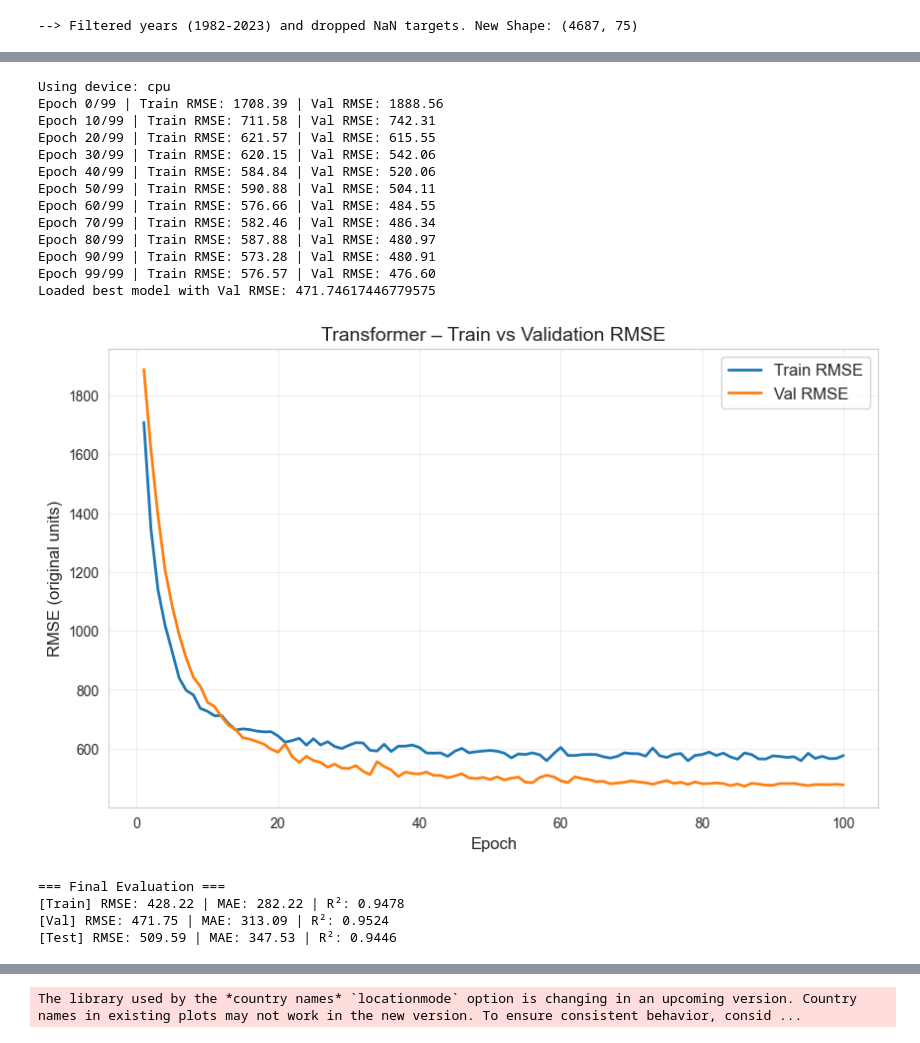
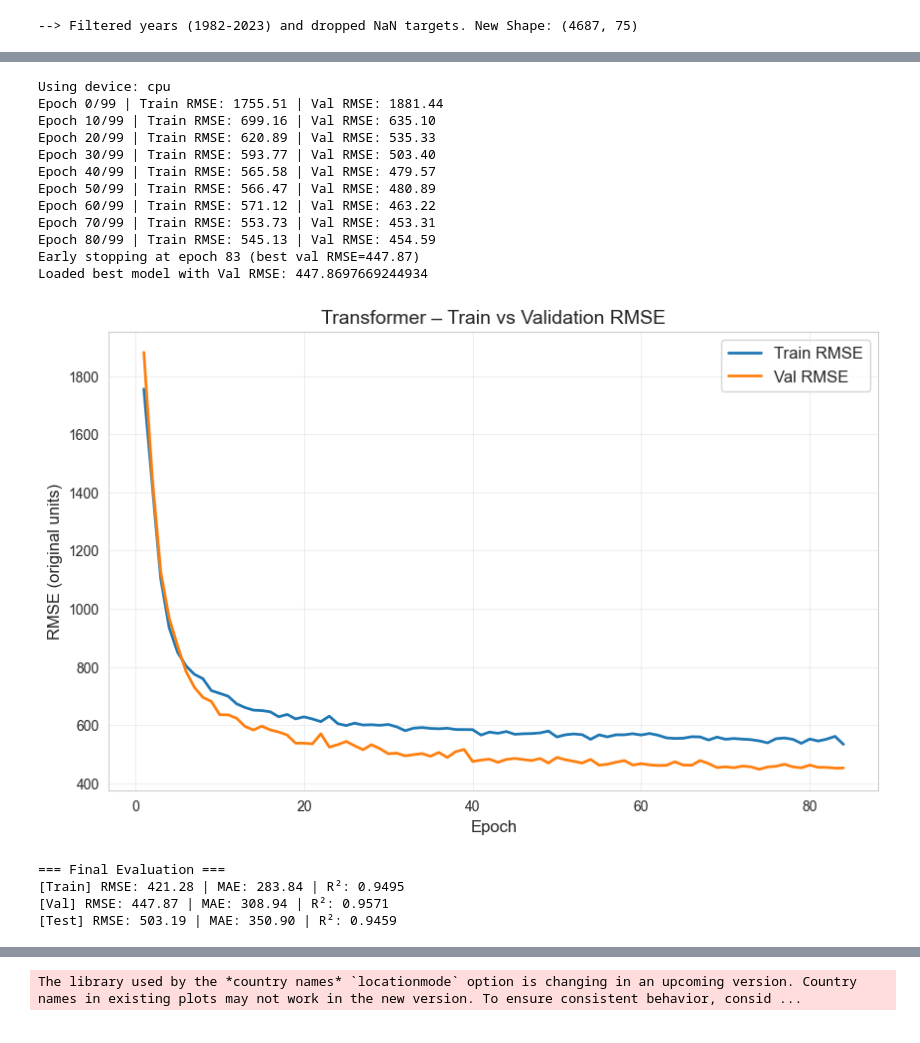
Before and after one commit to pavinpp/ML_project, a Jupyter notebook: Part_5_Model_Transformer.ipynb, the cells around one changed output, grey strips where cells are left out. Saved outputs shown, nothing was run; the diff lists cells and outputs as text; code cells hidden in the pictures.

```diff
--- a/Part_5_Model_Transformer.ipynb
+++ b/Part_5_Model_Transformer.ipynb
@@ -527,7 +527,7 @@ history = {"train_rmse": [], "val_rmse": []}
 
 best_val_rmse = float("inf")
 best_state = None
-patience = 20
+patience = 10
 no_improve = 0
 
 for epoch in range(num_epochs):
@@ -605,46 +605,45 @@ for epoch in range(num_epochs):
             f"Epoch {epoch}/{num_epochs-1} | "
             f"Train RMSE: {train_rmse:.2f} | "
             f"Val RMSE: {val_rmse:.2f}"
         )
 
     if no_improve >= patience:
         print(f"Early stopping at epoch {epoch} (best val RMSE={best_val_rmse:.2f})")
         break
 
 if best_state is not None:
     model.load_state_dict(best_state)
     print("Loaded best model with Val RMSE:", best_val_rmse)
 
 # ============================================================
 # 5. PLOT TRAIN vs VAL RMSE
 # ============================================================
 
 epochs = range(1, len(history["train_rmse"]) + 1)
 
 plt.figure(figsize=(10, 6))
 plt.plot(epochs, history["train_rmse"], label="Train RMSE", linewidth=2)
 plt.plot(epochs, history["val_rmse"],   label="Val RMSE", linewidth=2)
 plt.title("Transformer – Train vs Validation RMSE", fontsize=14)
 plt.xlabel("Epoch", fontsize=12)
 plt.ylabel("RMSE (original units)", fontsize=12)
 plt.legend(fontsize=12)
 plt.grid(True, alpha=0.3)
 plt.show()
 # %% [output]
 Using device: cpu
-Epoch 0/99 | Train RMSE: 1708.39 | Val RMSE: 1888.56
-Epoch 10/99 | Train RMSE: 711.58 | Val RMSE: 742.31
-Epoch 20/99 | Train RMSE: 621.57 | Val RMSE: 615.55
-Epoch 30/99 | Train RMSE: 620.15 | Val RMSE: 542.06
-Epoch 40/99 | Train RMSE: 584.84 | Val RMSE: 520.06
-Epoch 50/99 | Train RMSE: 590.88 | Val RMSE: 504.11
-Epoch 60/99 | Train RMSE: 576.66 | Val RMSE: 484.55
-Epoch 70/99 | Train RMSE: 582.46 | Val RMSE: 486.34
-Epoch 80/99 | Train RMSE: 587.88 | Val RMSE: 480.97
-Epoch 90/99 | Train RMSE: 573.28 | Val RMSE: 480.91
-Epoch 99/99 | Train RMSE: 576.57 | Val RMSE: 476.60
-Loaded best model with Val RMSE: 471.74617446779575
+Epoch 0/99 | Train RMSE: 1755.51 | Val RMSE: 1881.44
+Epoch 10/99 | Train RMSE: 699.16 | Val RMSE: 635.10
+Epoch 20/99 | Train RMSE: 620.89 | Val RMSE: 535.33
+Epoch 30/99 | Train RMSE: 593.77 | Val RMSE: 503.40
+Epoch 40/99 | Train RMSE: 565.58 | Val RMSE: 479.57
+Epoch 50/99 | Train RMSE: 566.47 | Val RMSE: 480.89
+Epoch 60/99 | Train RMSE: 571.12 | Val RMSE: 463.22
+Epoch 70/99 | Train RMSE: 553.73 | Val RMSE: 453.31
+Epoch 80/99 | Train RMSE: 545.13 | Val RMSE: 454.59
+Early stopping at epoch 83 (best val RMSE=447.87)
+Loaded best model with Val RMSE: 447.8697669244934
-[figure, old version]
+[figure, new version]
 # %%
 # ============================================================
 # 7. FINAL EVALUATION
@@ -686,9 +685,9 @@ val_rmse,   val_mae,   val_r2,   _, _ = evaluate_loader(model, val_loader,   sca
 test_rmse,  test_mae,  test_r2,  p_test, t_test = evaluate_loader(model, test_loader,  scaler_y, split_name="Test")
 # %% [output]
 === Final Evaluation ===
-[Train] RMSE: 428.22 | MAE: 282.22 | R²: 0.9478
-[Val] RMSE: 471.75 | MAE: 313.09 | R²: 0.9524
-[Test] RMSE: 509.59 | MAE: 347.53 | R²: 0.9446
+[Train] RMSE: 421.28 | MAE: 283.84 | R²: 0.9495
+[Val] RMSE: 447.87 | MAE: 308.94 | R²: 0.9571
+[Test] RMSE: 503.19 | MAE: 350.90 | R²: 0.9459
 # %%
 import numpy as np
 import pandas as pd
```
Also changed, not shown: parts of 9 cells of this notebook.
